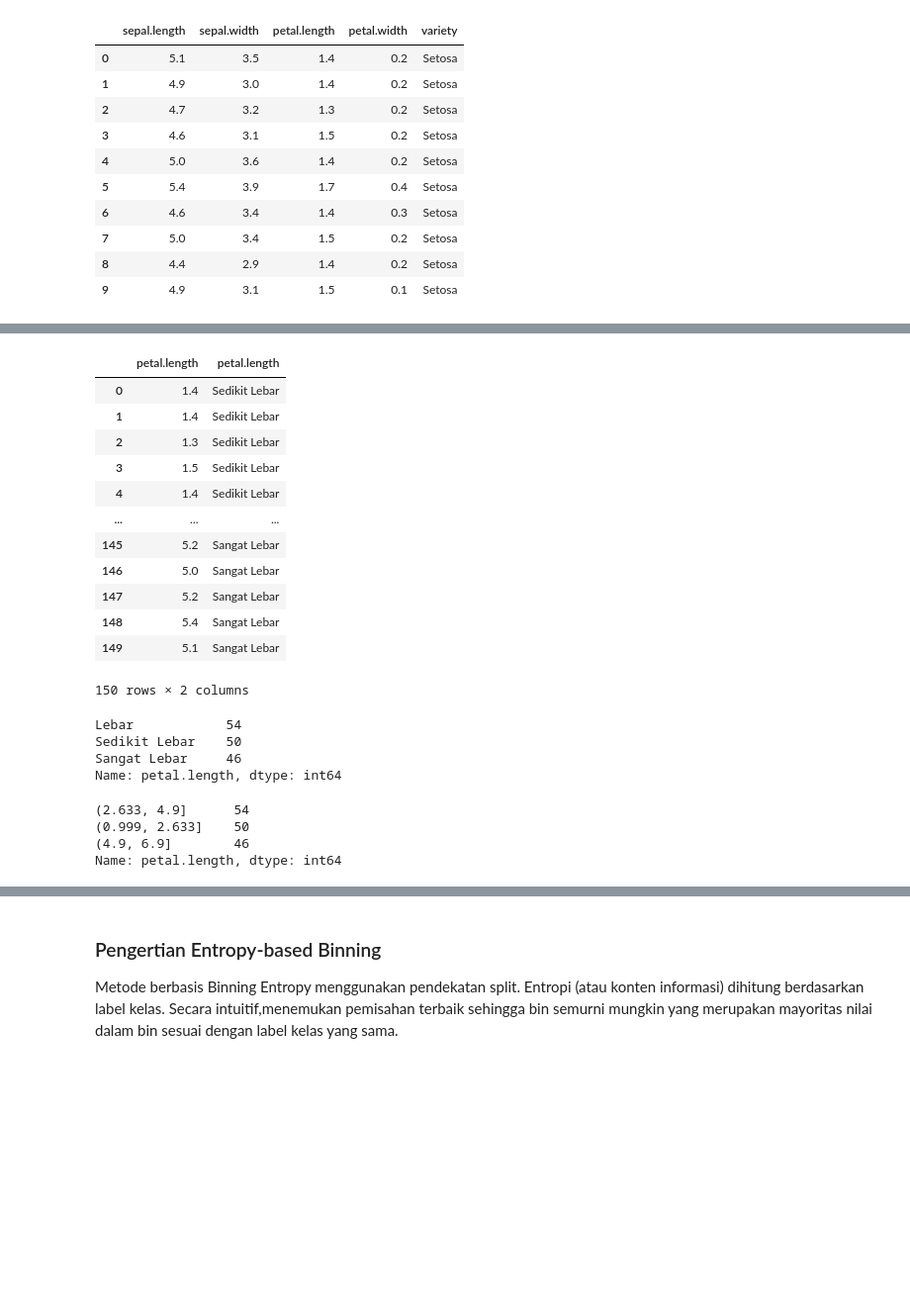
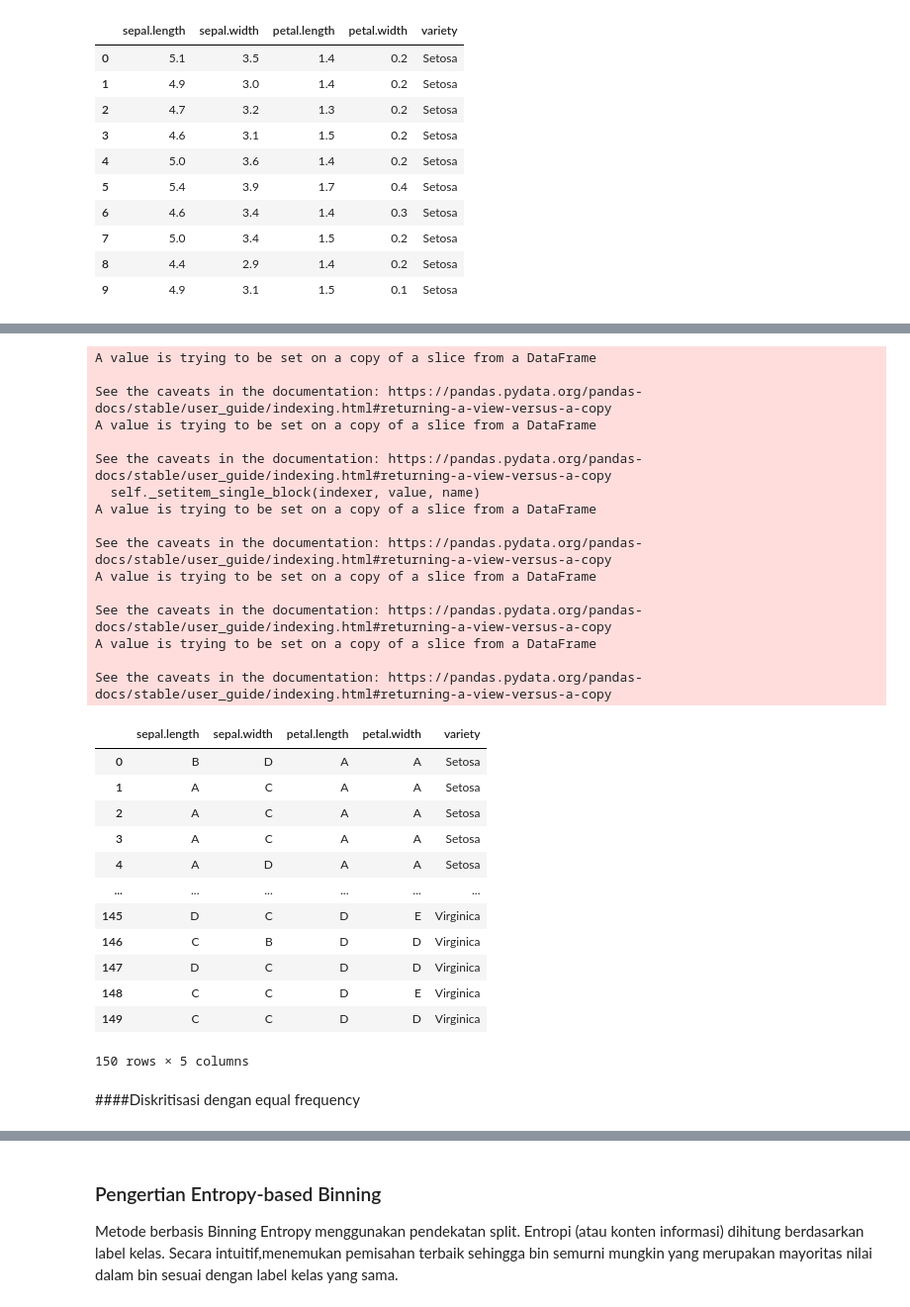
Before and after one commit to Nurul-Faizah/datamining, a Jupyter notebook: _sources/Tugas2.ipynb, the cells around one changed output, grey strips where cells are left out. Shown at 99% size. Saved outputs shown, nothing was run; the diff lists cells and outputs as text; code cells hidden in the pictures; blank space fills up the shorter version.

Commit message:
Update documentation

```diff
--- a/_sources/Tugas2.ipynb
+++ b/_sources/Tugas2.ipynb
@@ -634,33 +238,0 @@ interval_petal_length_ef_binning = pd.qcut(PETAL_LENGTH_SERIES, amount_of_binnin
-# %%
-# dataframe of petal-length and petal category
-pd.concat((PETAL_LENGTH_SERIES, petal_length_ef_binning), axis=1)
-# %% [output]
-|  | petal.length | petal.length |
-| 0 | 1.4 | Sedikit Lebar |
-| 1 | 1.4 | Sedikit Lebar |
-| 2 | 1.3 | Sedikit Lebar |
-| 3 | 1.5 | Sedikit Lebar |
-| 4 | 1.4 | Sedikit Lebar |
-| ... | ... | ... |
-| 145 | 5.2 | Sangat Lebar |
-| 146 | 5.0 | Sangat Lebar |
-| 147 | 5.2 | Sangat Lebar |
-| 148 | 5.4 | Sangat Lebar |
-| 149 | 5.1 | Sangat Lebar |
-150 rows × 2 columns
-# %%
-# equal-frequency intervals binning with label
-labelled_petal_length_ef_binning
-# %% [output]
-Lebar            54
-Sedikit Lebar    50
-Sangat Lebar     46
-Name: petal.length, dtype: int64
-# %%
-# equal-frequency intervals out label
-interval_petal_length_ef_binning
-# %% [output]
-(2.633, 4.9]      54
-(0.999, 2.633]    50
-(4.9, 6.9]        46
-Name: petal.length, dtype: int64
@@ -666,0 +339,41 @@ Name: petal.length, dtype: int64
+# %%
+def equalwidth(data):
+  equalwidth1(data)
+  equalwidth2(data)
+  equalwidth3(data)
+  equalwidth4(data)
+# %%
+equalwidth(data)
+data
+# %% [output]
+A value is trying to be set on a copy of a slice from a DataFrame
+
+See the caveats in the documentation: https://pandas.pydata.org/pandas-docs/stable/user_guide/indexing.html#returning-a-view-versus-a-copy
+A value is trying to be set on a copy of a slice from a DataFrame
+
+See the caveats in the documentation: https://pandas.pydata.org/pandas-docs/stable/user_guide/indexing.html#returning-a-view-versus-a-copy
+  self._setitem_single_block(indexer, value, name)
+A value is trying to be set on a copy of a slice from a DataFrame
+
+See the caveats in the documentation: https://pandas.pydata.org/pandas-docs/stable/user_guide/indexing.html#returning-a-view-versus-a-copy
+A value is trying to be set on a copy of a slice from a DataFrame
+
+See the caveats in the documentation: https://pandas.pydata.org/pandas-docs/stable/user_guide/indexing.html#returning-a-view-versus-a-copy
+A value is trying to be set on a copy of a slice from a DataFrame
+
+See the caveats in the documentation: https://pandas.pydata.org/pandas-docs/stable/user_guide/indexing.html#returning-a-view-versus-a-copy
+|  | sepal.length | sepal.width | petal.length | petal.width | variety |
+| 0 | B | D | A | A | Setosa |
+| 1 | A | C | A | A | Setosa |
+| 2 | A | C | A | A | Setosa |
+| 3 | A | C | A | A | Setosa |
+| 4 | A | D | A | A | Setosa |
+| ... | ... | ... | ... | ... | ... |
+| 145 | D | C | D | E | Virginica |
+| 146 | C | B | D | D | Virginica |
+| 147 | D | C | D | D | Virginica |
+| 148 | C | C | D | E | Virginica |
+| 149 | C | C | D | D | Virginica |
+150 rows × 5 columns
+# %% [markdown]
+####Diskritisasi dengan equal frequency
```
Also changed, not shown: parts of 93 cells of this notebook, 5 other files.
